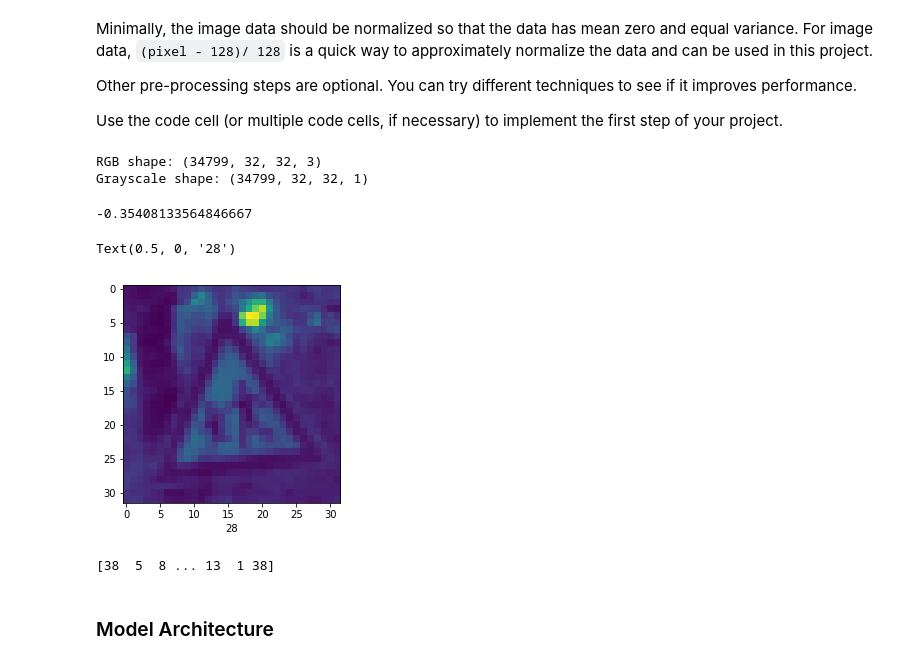
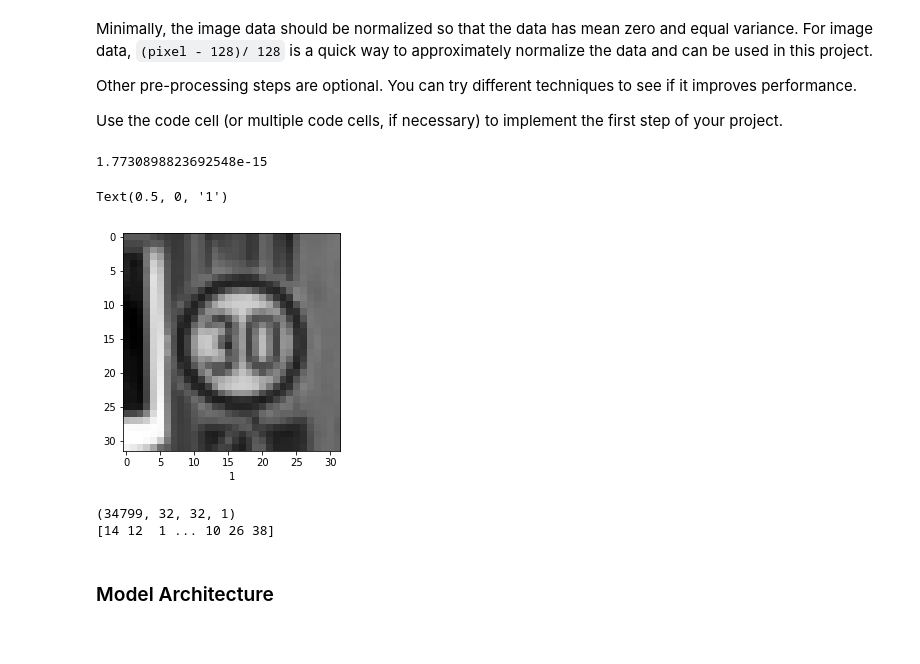
Before and after one commit to JahanAjani/CarND-Traffic-Sign-Classifier-Project, a Jupyter notebook: Traffic_Sign_Classifier.ipynb, the cells around one changed output. Drawn from its saved outputs; the diff is of its cells as text; code cells hidden in the pictures.

Commit message:
fixed the bug to train the model

```diff
--- a/Traffic_Sign_Classifier.ipynb
+++ b/Traffic_Sign_Classifier.ipynb
@@ -145,7 +145,7 @@ Use the code cell (or multiple code cells, if necessary) to implement the first
 
 def rgb2gray(rgb):
     return np.dot(rgb[...,:3], [0.299, 0.587, 0.114])
-X_train_copy = rgb2gray(X_train).reshape((n_train,32,32,1))
+X_train = rgb2gray(X_train).reshape((n_train,32,32,1))
 X_valid = rgb2gray(X_valid).reshape((len(X_valid),32,32,1))
 X_test = rgb2gray(X_test).reshape((len(X_test),32,32,1))
 # %%
@@ -165,37 +165,35 @@ print('Grayscale shape:', X_train_gry.shape)
 X_train_copy = X_train_gry
 X_valid = X_valid_gry
 X_test = X_test_gry
-# %% [output]
-RGB shape: (34799, 32, 32, 3)
-Grayscale shape: (34799, 32, 32, 1)
 # %%
-X_train_copy = (X_train_copy - np.mean(X_train_copy))/np.std(X_train_copy)
+X_train = (X_train - np.mean(X_train))/np.std(X_train)
 X_valid =(X_valid - np.mean(X_valid))/np.std(X_valid)
 X_test =(X_test - np.mean(X_test))/np.std(X_test)
 # %%
-print(np.mean(X_train_copy))
+print(np.mean(X_train))
 # %% [output]
--0.35408133564846667
+1.7730898823692548e-15
 # %%
 X_train_copy = (X_train_copy - 128)/128
 X_valid = (X_valid-128)/128
 X_test = (X_test - 128)/128
 # %%
-plt.imshow(X_train_copy[20][...].squeeze(),cmap='gray')
-plt.xlabel(y_train[20])
+plt.imshow(X_train[2][...].squeeze(),cmap='gray')
+plt.xlabel(y_train[2])
 # %% [output]
-Text(0.5, 0, '28')
+Text(0.5, 0, '1')
-[figure, old version]
+[figure, new version]
 # %%
 # X_train = X_train[..., np.newaxis]
 # X_valid = X_valid[..., np.newaxis]
 # X_valid = X_valid[..., np.newaxis]
-X_train_copy.shape
+print(X_train.shape)
 #X_train.reshape(,32,32,1))
 print(y_train)
 #rgb2gray(X_train).reshape((n_train,32,32,1)).shape
 # %% [output]
-[38  5  8 ... 13  1 38]
+(34799, 32, 32, 1)
+[14 12  1 ... 10 26 38]
 # %% [markdown]
 ### Model Architecture
 # %%
```
Also changed, not shown: parts of 7 cells of this notebook.
